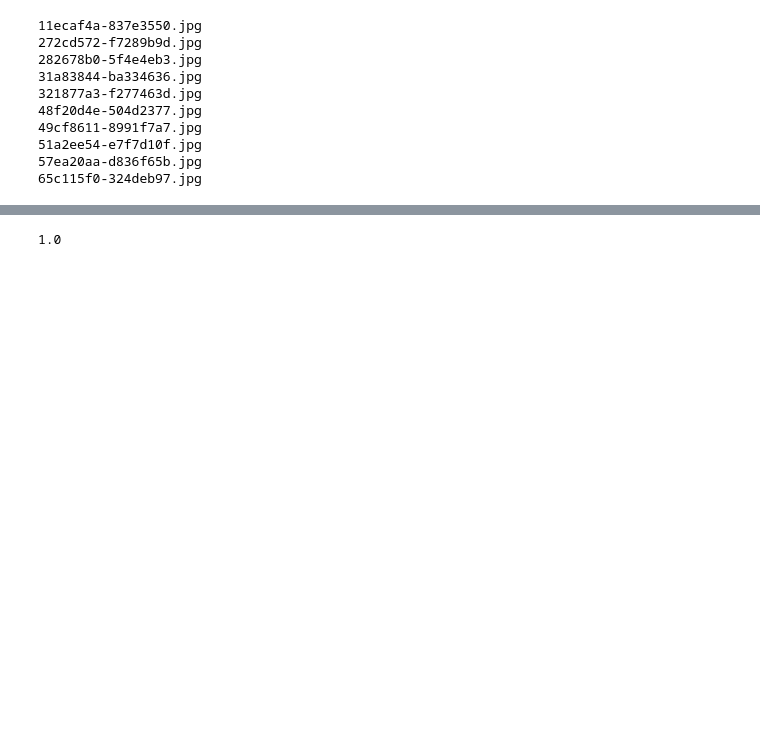
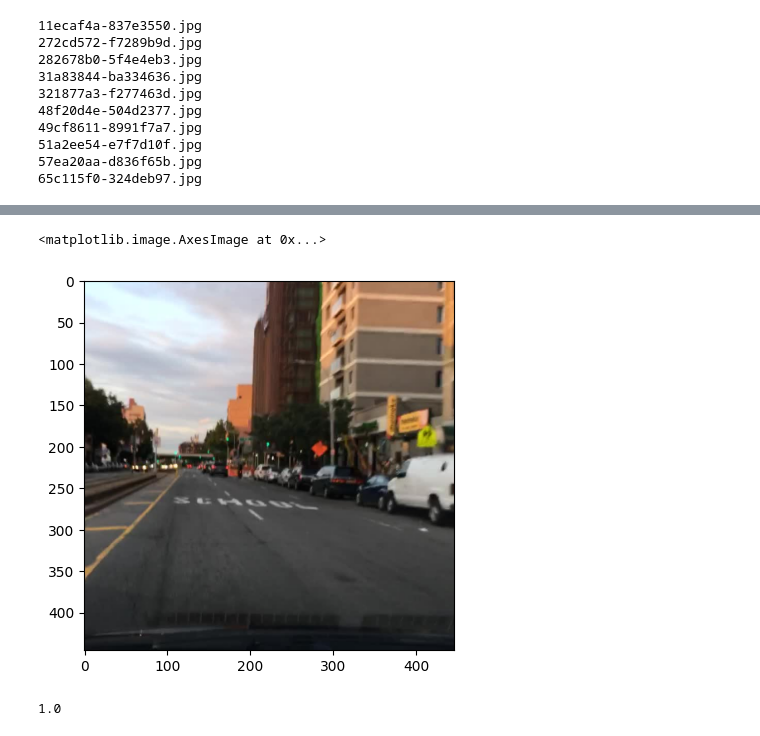
Before and after one commit to watanka/OBJECT_DETECTION, a Jupyter notebook: YOLOv1.ipynb, the cells around one changed output, grey strips where cells are left out. Drawn from its saved outputs; the diff is of its cells as text; code cells hidden in the pictures; blank space fills up the shorter version.

Commit message:
label_grid dataloader

```diff
--- a/YOLOv1.ipynb
+++ b/YOLOv1.ipynb
@@ -65,2 +61,6 @@ print(json_info[1000]['name'], train_imgfiles[1000])
+# %%
+classes = ['traffic sign', 'traffic light', 'car', 'rider', 'motorcycle', 'pedestrian', 'bus', 'truck', 'bicycle', 'other vehicle', 'train', 'trailer', 'other person']
+
+classes_dict = {c : i for i, c in enumerate(classes)}
 # %%
 class BDDDataset(Dataset) :
@@ -103,0 +154,16 @@ class BDDDataset(Dataset) :
+# %%
+import albumentations as A
+
+data_transform = A.Compose([
+    A.geometric.resize.SmallestMaxSize(max_size = 446),
+    A.RandomCrop(width = 446, height = 446),
+], bbox_params = A.BboxParams(format = 'yolo', label_fields = ['label'], min_visibility = 0.1))
+# %%
+dataset = BDDDataset(imgdir = 'data/images/val',
+           jsonfile = 'data/label/yolo_det_val.json',
+           num_grid = 7,
+           num_classes = 13,
+           numBox = 2 ,
+           transform = data_transform )
+# %%
+img, label_grid = dataset.__getitem__(0)
@@ -103,0 +173,5 @@ class BDDDataset(Dataset) :
+# %%
+plt.imshow(img)
+# %% [output]
+<matplotlib.image.AxesImage at 0x...>
+[figure, added]
```
Also changed, not shown: parts of 10 cells of this notebook.
